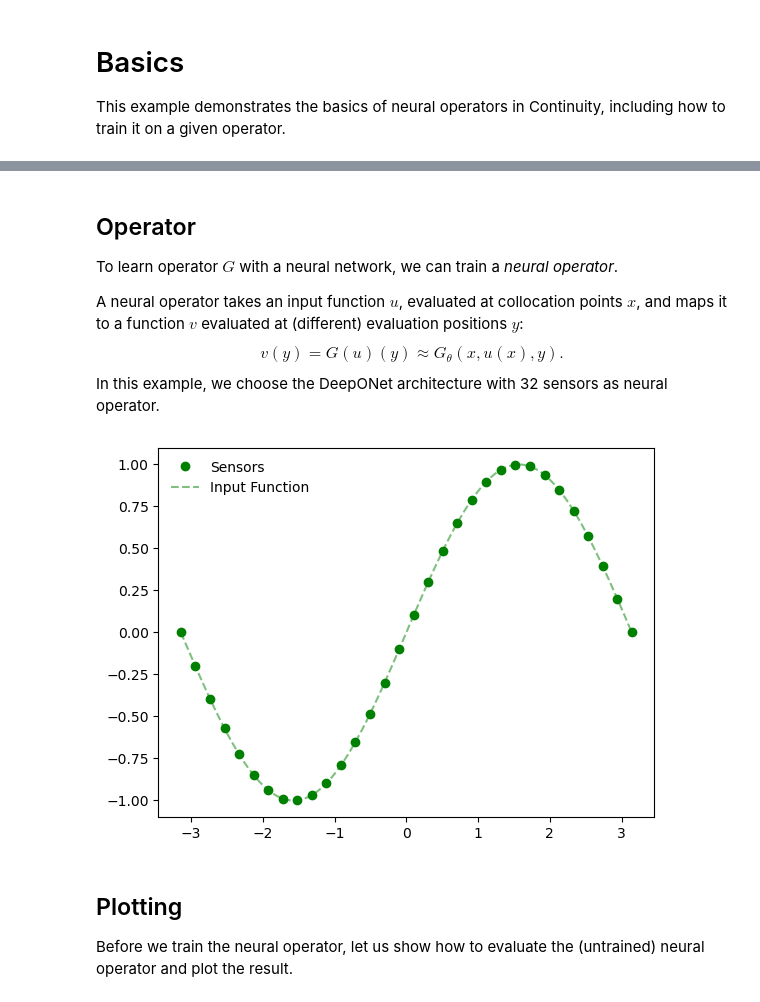
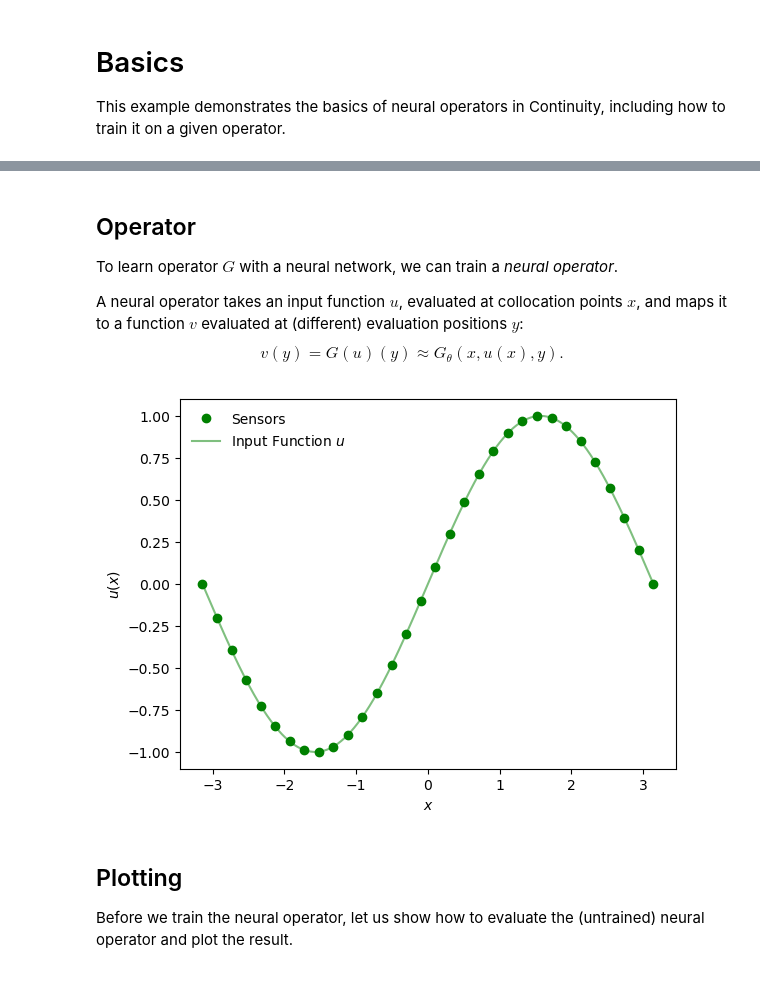
Before and after one commit to aai-institute/continuiti, a Jupyter notebook: notebooks/basics.ipynb, the cells around one changed output, grey strips where cells are left out. Cells and saved outputs as stored; diff of their text form; code cells hidden in the pictures.

```diff
--- a/notebooks/basics.ipynb
+++ b/notebooks/basics.ipynb
@@ -26,2 +23,19 @@ on the interval $[-\pi, \pi]$.
 
 Let's start with defining and plotting input and target function!
+# %%
+# Input function (some example)
+u = lambda chi: torch.sin(chi)
+
+# Target function (the derivative of u)
+v = lambda chi: torch.cos(chi)
+
+# Domain parameters
+L = torch.pi
+xi = torch.linspace(-L, L, 1000)  # from the same domain as y and x to plot "continuous" representations of u and v
+
+# Plot input and target function
+plt.plot(xi, u(xi), "g-", label=r"Input $u(\xi)$")
+plt.plot(xi, v(xi), "k-", label=r"Target $v(\xi)$")
+plt.xlabel(r"$\xi$")
+plt.legend()
+plt.show()
@@ -28,16 +47,8 @@ Let's start with defining and plotting input and target function!
 # %%
-# Input function (some example)
-u = lambda x: torch.sin(x)
-
-# Target function (the derivative of u)
-v = lambda y: torch.cos(y)
-
-# Dataset contains discrete instances of the continuous functions
-L = torch.pi
 num_sensors = 32
 num_evaluations = 100
 x = torch.linspace(-L, L, num_sensors)
-y = torch.linspace(-L, L, num_evaluations)  # here the domain of the derivative is the same as the domain of the function
+y = torch.linspace(-L, L, num_evaluations)
 
 # This dataset contains only a single sample (first dimension of all tensors)
 n_observations = 1
@@ -49,9 +60,3 @@ dataset = OperatorDataset(
     v=v(y).reshape(n_observations, num_evaluations, v_dim)
 )
 data_loader = DataLoader(dataset)
-
-# Plot input and target function
-plt.plot(y, u(y), "g-", label="Input $u$")
-plt.plot(y, v(y), "k-", label="Target $v$")
-plt.legend()
-plt.show()
@@ -62,24 +65,23 @@ plt.show()
 
 To learn operator $G$ with a neural network, we can train a _neural operator_.
 
-A neural operator takes an input function $u$, evaluated at collocation points $x$,
-and maps it to a function $v$ evaluated at (different) evaluation positions $y$:
+A neural operator takes an input function $u$, evaluated at collocation points $x$, and maps it to a function $v$ evaluated at (different) evaluation positions $y$:
 $$
 v(y) = G(u)(y) \approx G_\theta\left(x, u(x), y\right).
 $$
-In this example, we choose the DeepONet architecture with 32 sensors as neural
-operator.
 # %%
 # Define operator
 operator = DeepONet(dataset_shape=dataset.shape)
 
 # Plot sensors
 plt.plot(x, u(x), "go", label="Sensors")
-plt.plot(y, u(y), "g--", alpha=0.5, label="Input Function")
+plt.plot(xi, u(xi), "g-", alpha=0.5, label="Input Function $u$")
+plt.xlabel("$x$")
+plt.ylabel("$u(x)$")
 plt.legend()
 plt.show()
 # %% [output]
-[figure, old version]
+[figure, new version]
 # %% [markdown]
 ## Plotting
 
```
Also changed, not shown: parts of 7 cells of this notebook.
